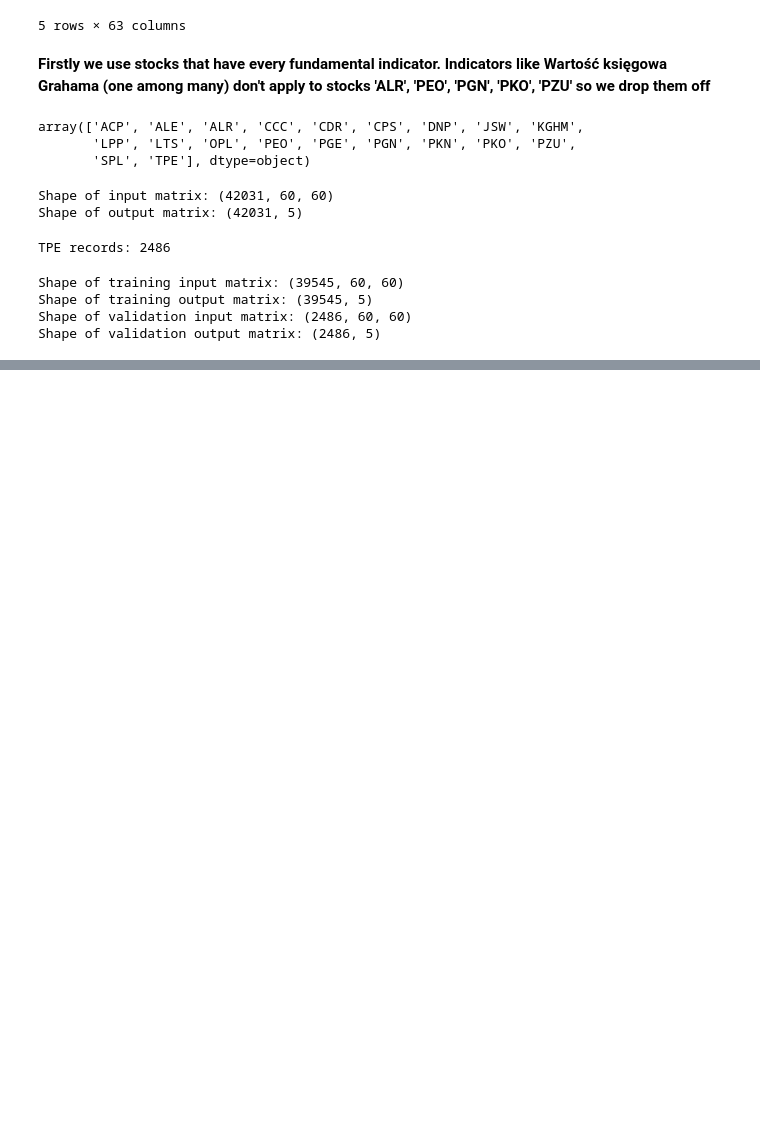
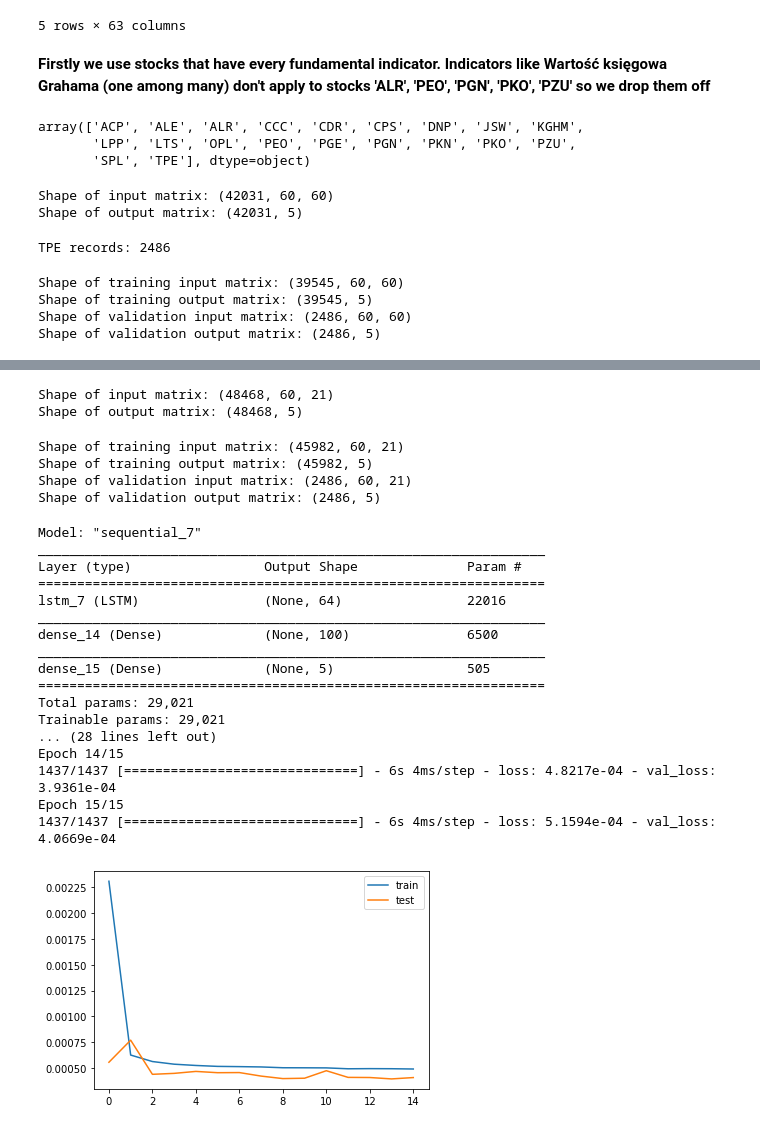
Before and after one commit to WaznyKamo/Deep-Learning-Stock-Price-Prediction, a Jupyter notebook: WiG20_based_stock_prediction.ipynb, the cells around one changed output, grey strips where cells are left out. Cells and saved outputs as stored; diff of their text form; code cells hidden in the pictures; blank space fills up the shorter version.

Commit message:
added prediction based on best fundamental indicators

```diff
--- a/WiG20_based_stock_prediction.ipynb
+++ b/WiG20_based_stock_prediction.ipynb
@@ -598,0 +628,69 @@ plt.show()
+# %%
+X_all_fa_best = []
+Y_all_fa_best = []
+scaled_X_list_fa_best = []
+scaled_Y_list_fa_best = []
+
+for stock in scaled_stocks_fa_best:
+    X, Y = prepare_input_and_output(stock, 60)
+    scaled_X_list_fa_best.append(np.array(X))
+    scaled_Y_list_fa_best.append(np.array(Y))
+    X_all_fa_best = X_all_fa_best + X
+    Y_all_fa_best = Y_all_fa_best + Y
+
+X_all_fa_best, Y_all_fa_best = np.array(X_all_fa_best), np.array(Y_all_fa_best)
+print('Shape of input matrix: ' + str(X_all_fa_best.shape))
+print('Shape of output matrix: ' + str(Y_all_fa_best.shape))
+# %% [output]
+Shape of input matrix: (48468, 60, 21)
+Shape of output matrix: (48468, 5)
+# %%
+
+# We use one of the stocks data for validation - the TPE which has 2486 records
+X_train_fa_best, X_valid_fa_best, Y_train_fa_best, Y_valid_fa_best = train_test_split(X_all_fa_best, Y_all_fa_best, test_size=TPE_records, shuffle=False)
+
+print('Shape of training input matrix: ' + str(X_train_fa_best.shape))
+print('Shape of training output matrix: ' + str(Y_train_fa_best.shape))
+print('Shape of validation input matrix: ' + str(X_valid_fa_best.shape))
+print('Shape of validation output matrix: ' + str(Y_valid_fa_best.shape))
+# %% [output]
+Shape of training input matrix: (45982, 60, 21)
+Shape of training output matrix: (45982, 5)
+Shape of validation input matrix: (2486, 60, 21)
+Shape of validation output matrix: (2486, 5)
+# %%
+model_fa_best = Sequential()
+model_fa_best.add(LSTM(64, input_shape=[X_train_fa_best.shape[1], X_train_fa_best.shape[2]]))#, return_sequences=True))
+#model.add(LSTM(64))
+model_fa_best.add(Dense(100, activation='relu'))
+model_fa_best.add(Dense(Y_train_fa_best.shape[1]))
+
+model_fa_best.summary()
+
+model_fa_best.compile(loss='mse', optimizer='adam')
+
+history_fa_best = model_fa_best.fit(X_train_fa_best, Y_train_fa_best, epochs=15, validation_data=(X_valid_fa_best, Y_valid_fa_best))
+
+plt.plot(history_fa_best.history['loss'], label='train')
+plt.plot(history_fa_best.history['val_loss'], label='test')
+plt.legend()
+plt.show()
+# %% [output]
+Model: "sequential_7"
+_________________________________________________________________
+Layer (type)                 Output Shape              Param #
+=================================================================
+lstm_7 (LSTM)                (None, 64)                22016
+_________________________________________________________________
+dense_14 (Dense)             (None, 100)               6500
+_________________________________________________________________
+dense_15 (Dense)             (None, 5)                 505
+=================================================================
+Total params: 29,021
+Trainable params: 29,021
+... (28 lines left out)
+Epoch 14/15
+1437/1437 [==============================] - 6s 4ms/step - loss: 4.8217e-04 - val_loss: 3.9361e-04
+Epoch 15/15
+1437/1437 [==============================] - 6s 4ms/step - loss: 5.1594e-04 - val_loss: 4.0669e-04
+[figure, added]
```
Also changed, not shown: parts of 15 cells of this notebook, 1 other file.
